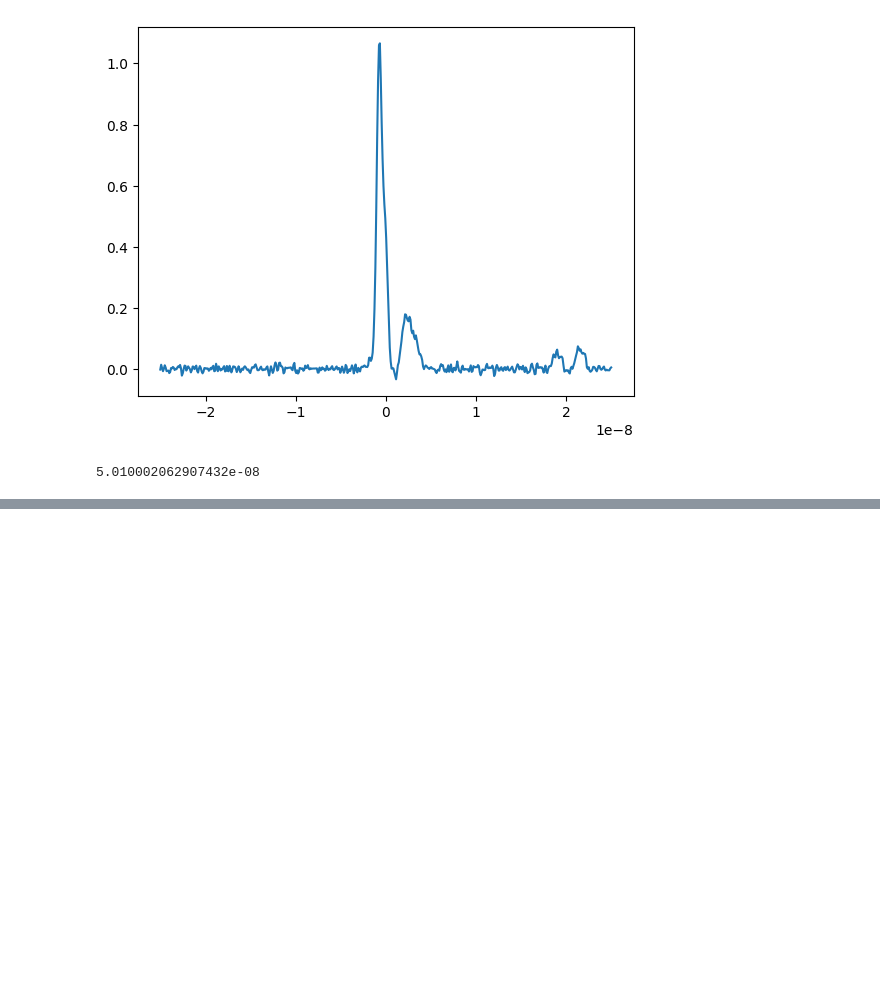
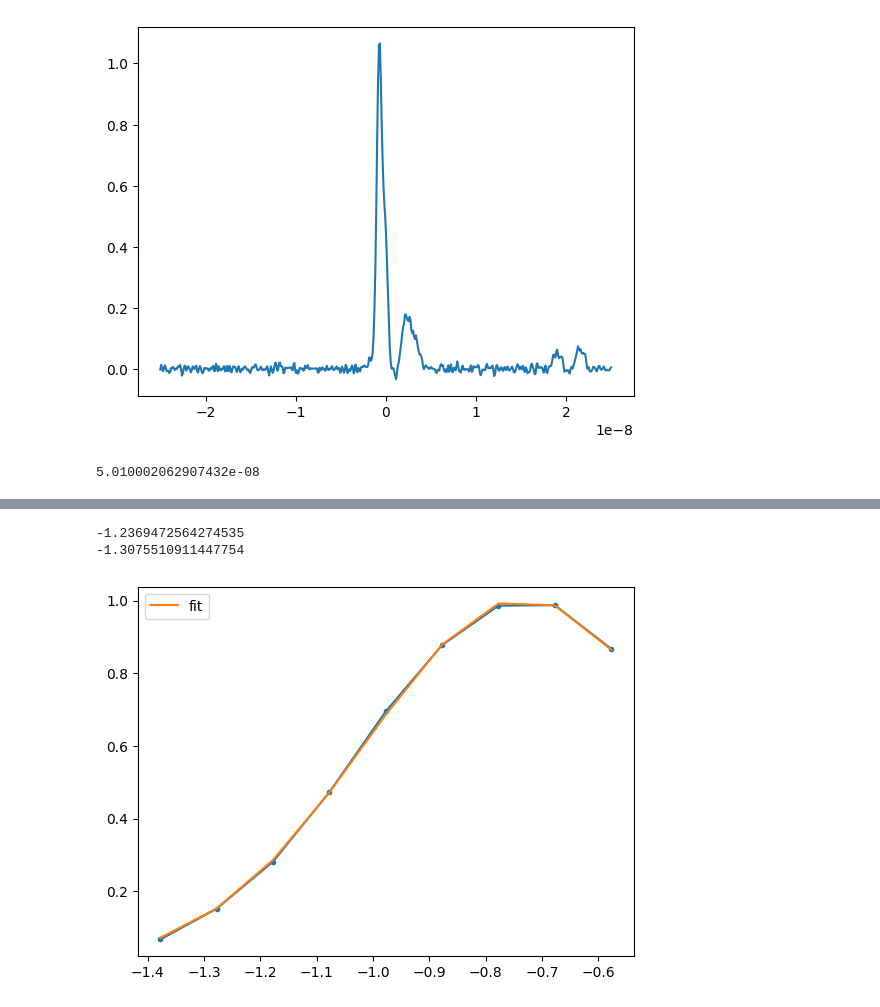
Before and after one commit to leonardolanteri/ETL_TestingDAQ, a Jupyter notebook: notebooks/mcp_manual_fitter.ipynb, the cells around one changed output, grey strips where cells are left out. Cells and saved outputs as stored; diff of their text form; code cells hidden in the pictures; blank space fills up the shorter version.

Commit message:
quadratic fit example on first data

```diff
--- a/notebooks/mcp_manual_fitter.ipynb
+++ b/notebooks/mcp_manual_fitter.ipynb
@@ -206,0 +303,36 @@ seconds, volts = mcp.MCPSignalScaler.normalize(x,y)
+# %%
+# gaussian fit routine!
+importlib.reload(mcp)
+mcp_data = lecroy.LecroyReader("/home/users/hswanson13/ETL_TestingDAQ/unit_test/input_data/run_5100/C2--Trace5100.trc")
+x = mcp_data.x
+y = mcp_data.y
+
+seconds, volts = mcp.MCPSignalScaler.normalize(x,y)
+
+def gauss_timestamp(x, y, threshold=0.2, show_plot=False):
+    gaus = lambda x, N, mu, sigma: N*np.exp(-(x-mu)**2/(2.0*sigma**2))
+    popt, _ = curve_fit(
+        gaus,
+        x,
+        y,
+        p0=[1, x[np.argmax(y)], 0.1]
+    )
+    N, mu, sigma = popt
+    timestamp = mu - np.sqrt(2*sigma**2*np.log(N/threshold))
+
+    if show_plot:
+        plt.plot(x, y, marker='.')
+        plt.plot(x, gaus(x, *popt), label='fit')
+        plt.legend()
+    return timestamp
+
+fit_stop = -0.55e-9
+fit_start = -1.4e-9
+mask = (seconds[0] < fit_stop) & (seconds[0] > fit_start)
+print(gauss_timestamp(seconds[0][mask]*1e9, volts[0][mask], show_plot=True))
+
+timestamps = [gauss_timestamp(s*1e9, v) for s,v in zip(seconds,volts)]
+# %% [output]
+-1.2369472564274535
+-1.3075510911447754
+[figure, added]
```
Also changed, not shown: parts of 4 cells of this notebook.
